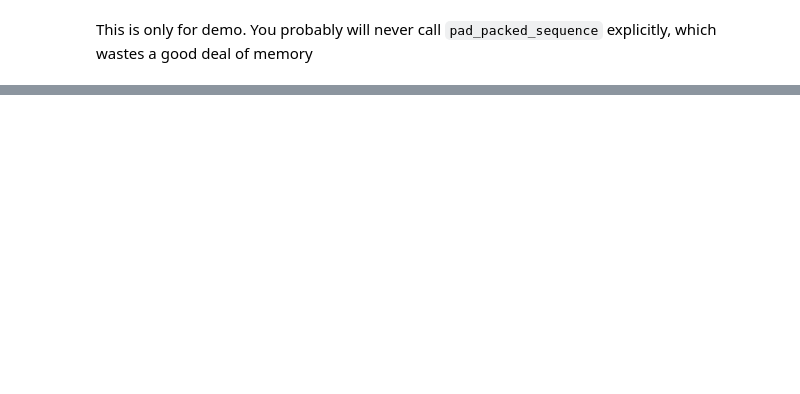
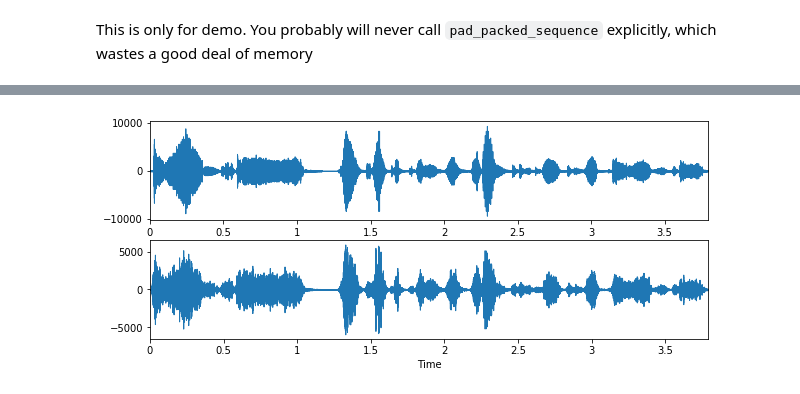
Before and after one commit to haasdo95/data_prep, a Jupyter notebook: pytorch_demo.ipynb, the cells around one changed output, grey strips where cells are left out. Saved outputs shown, nothing was run; the diff lists cells and outputs as text; code cells hidden in the pictures; blank space fills up the shorter version.

```diff
--- a/pytorch_demo.ipynb
+++ b/pytorch_demo.ipynb
@@ -175,0 +215,4 @@ auds[3]
+# %%
+reconstruct(mfccs[1], speeches[1])
+# %% [output]
+[figure, added]
```
Also changed, not shown: parts of 13 cells of this notebook, 2 other files.
